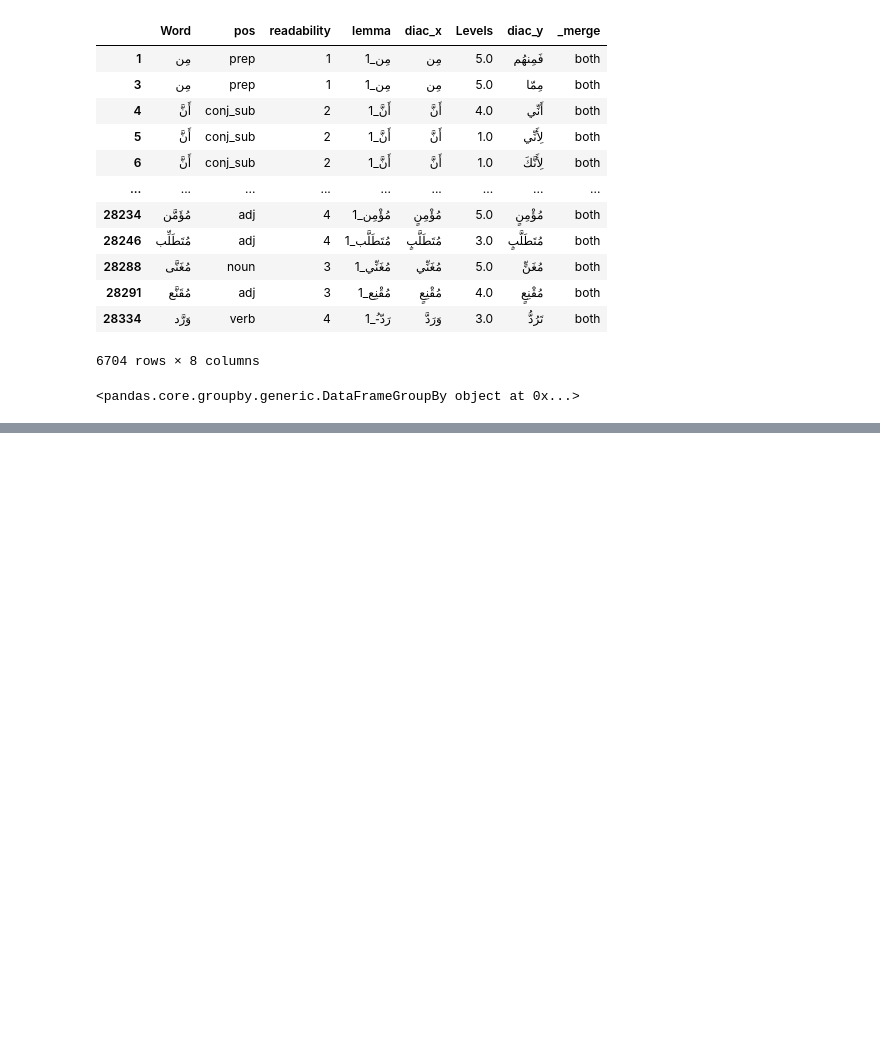
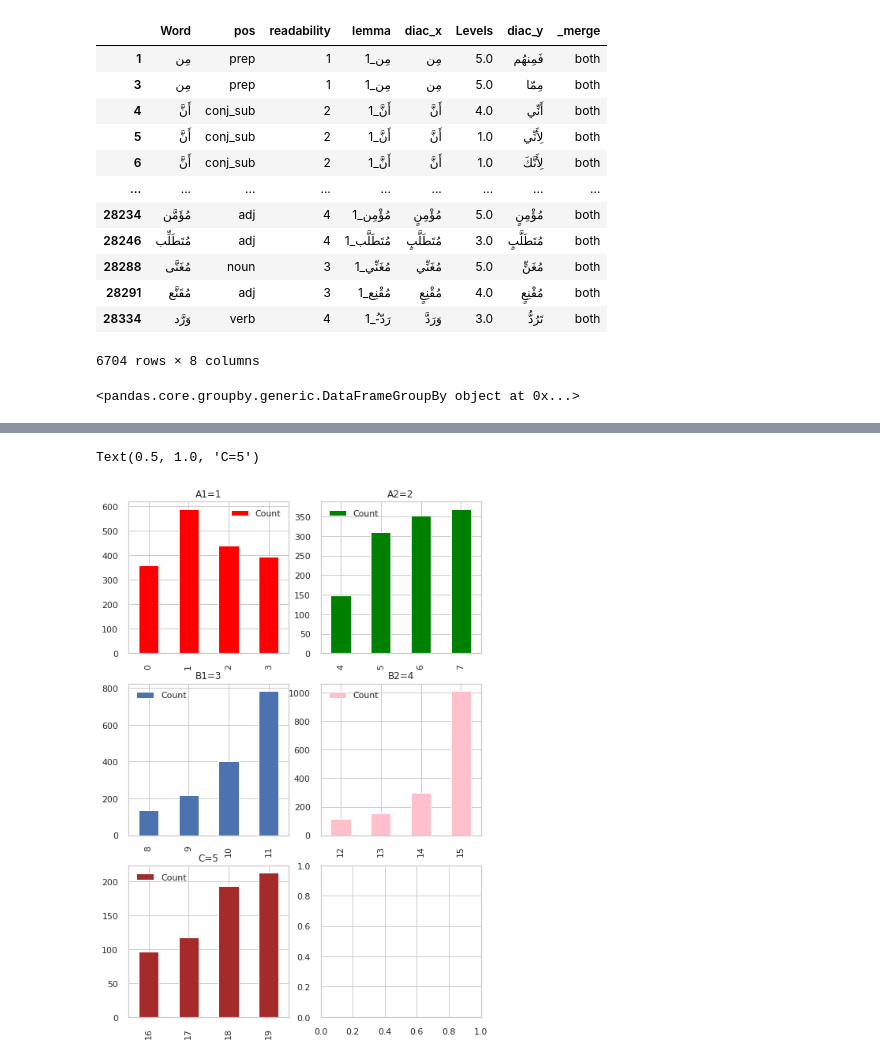
Before and after one commit to Nouran-Khallaf/Samer_Compare, a Jupyter notebook: Samer_VS_CEFR.ipynb, the cells around one changed output, grey strips where cells are left out. Cells and saved outputs as stored; diff of their text form; code cells hidden in the pictures; blank space fills up the shorter version.

```diff
--- a/Samer_VS_CEFR.ipynb
+++ b/Samer_VS_CEFR.ipynb
@@ -158,0 +216,4 @@ Counter({(1, 2.0): 359,
+# %%
+column = ['A1','A1','A1','A1','A2','A2','A2','A2','B1','B1','B1','B1','B2','B2','B2','B2','C1','C1','C1','C1']
+len(column)
+df['Type'] = column
@@ -158,0 +240,10 @@ Counter({(1, 2.0): 359,
+# %%
+ fig, axes = plt.subplots(nrows=3, ncols=2, figsize=(8, 12))
+ df.loc[df['Type']== 'A1'].plot(kind='bar',ax=axes[0,0],color='red'); axes[0,0].set_title('A1=1')
+ df.loc[df['Type']== 'A2'].plot(kind='bar',ax=axes[0,1],color='Green'); axes[0,1].set_title('A2=2')
+ df.loc[df['Type']== 'B1'].plot(kind='bar',ax=axes[1,0]); axes[1,0].set_title('B1=3')
+ df.loc[df['Type']== 'B2'].plot(kind='bar',ax=axes[1,1],color='Pink'); axes[1,1].set_title('B2=4')
+ df.loc[df['Type']== 'C1'].plot(kind='bar',ax=axes[2,0],color='brown'); axes[2,0].set_title('C=5')
+# %% [output]
+Text(0.5, 1.0, 'C=5')
+[figure, added]
```
Also changed, not shown: parts of 6 cells of this notebook.
